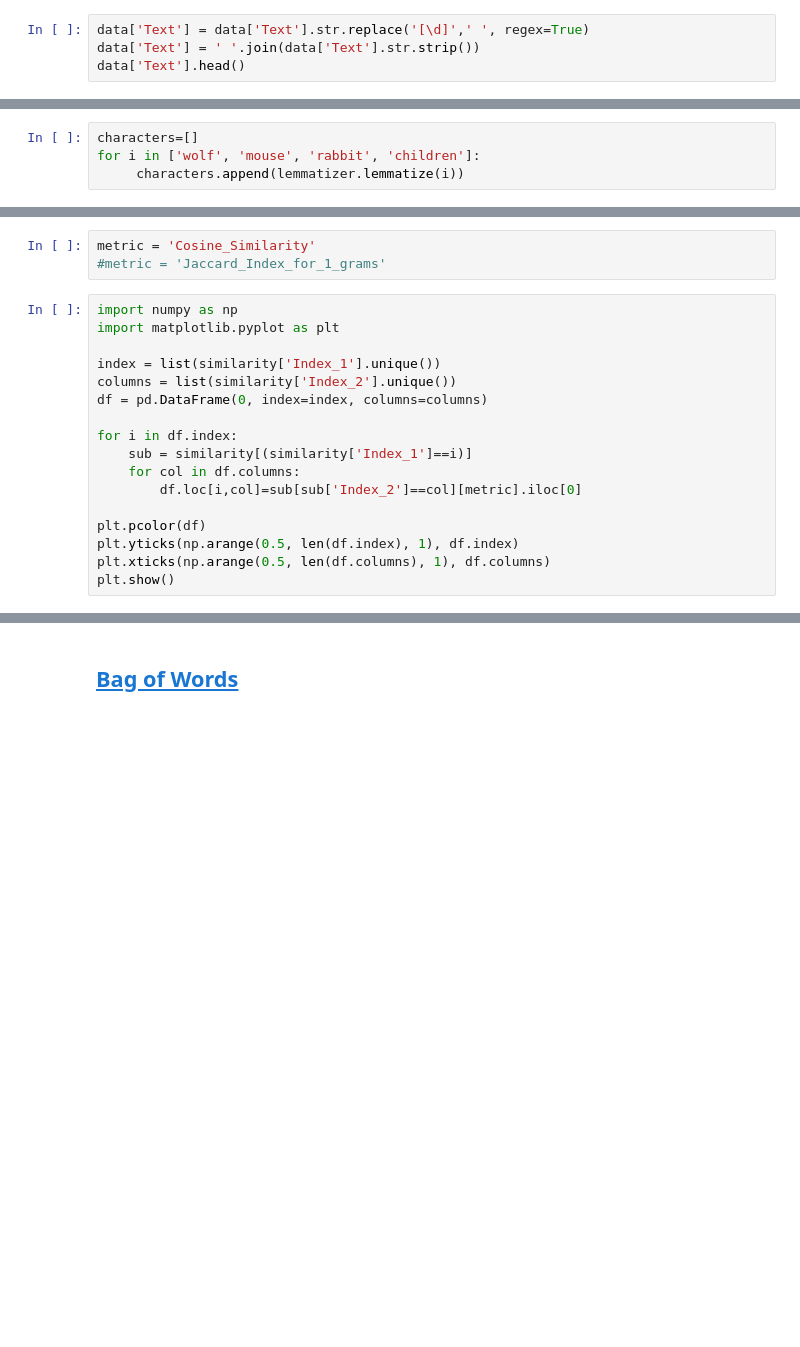
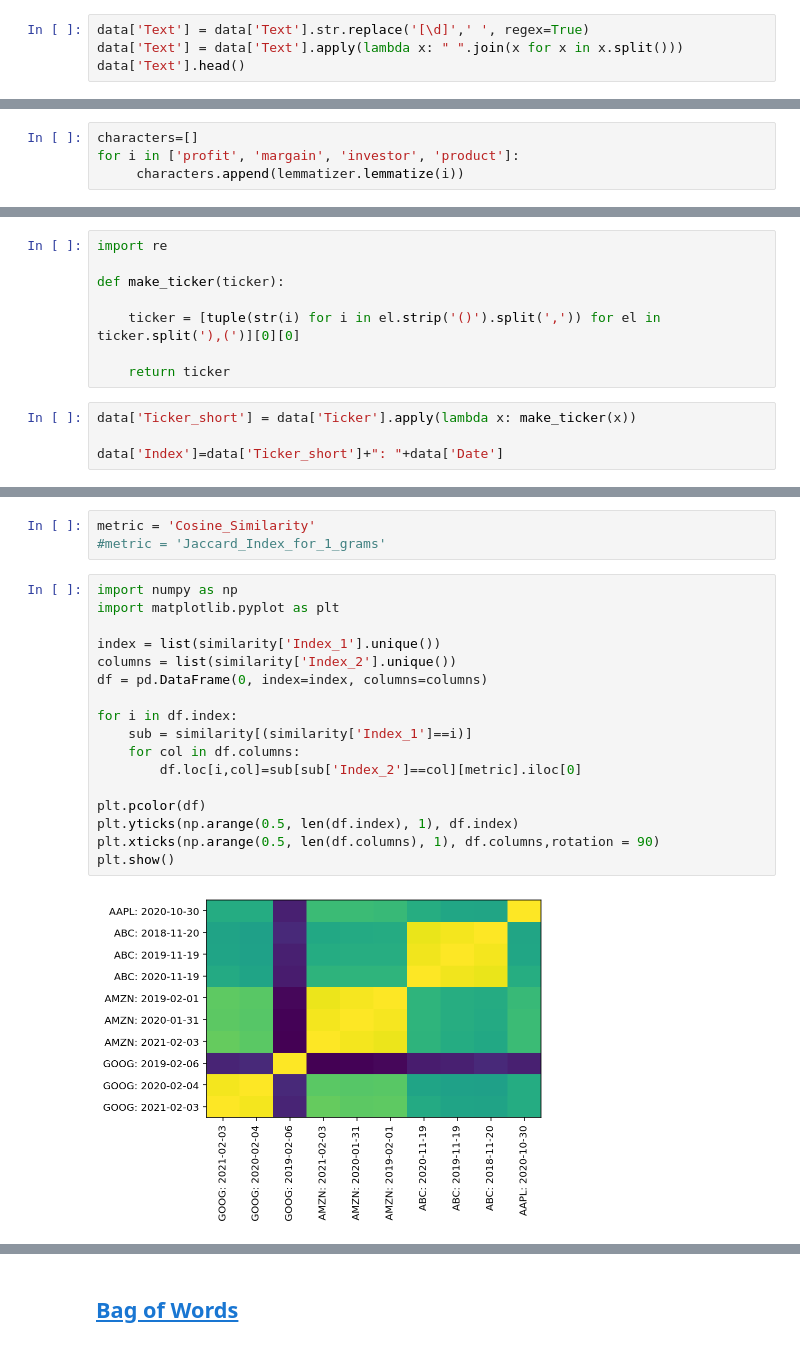
Before and after one commit to SouthernMethodistUniversity/text_mining_with_python, a Jupyter notebook: intermediate_textmining.ipynb, the cells around one changed output, grey strips where cells are left out. Saved outputs shown, nothing was run; the diff lists cells and outputs as text; blank space fills up the shorter version.

```diff
--- a/intermediate_textmining.ipynb
+++ b/intermediate_textmining.ipynb
@@ -219,6 +219,6 @@ data['Text'].head()
 Name: Text, dtype: object
 # %%
 data['Text'] = data['Text'].str.replace('[\d]',' ', regex=True)
-data['Text'] = ' '.join(data['Text'].str.strip())
+data['Text'] = data['Text'].apply(lambda x: " ".join(x for x in x.split()))
 data['Text'].head()
 # %% [output]
@@ -289,7 +322,7 @@ lemmatizer = WordNetLemmatizer()
 n_grams = TextBlob(data['Text'][1]).ngrams(2)
 # %%
 characters=[]
-for i in ['wolf', 'mouse', 'rabbit', 'children']:
+for i in ['profit', 'margain', 'investor', 'product']:
      characters.append(lemmatizer.lemmatize(i))
 # %%
 for n in n_grams:
@@ -382,6 +454,18 @@ warnings.filterwarnings("ignore", category=FutureWarning) # This suppresses a wa
 One thing we can look at is how similar two texts are. This has a practical use when looking for plagiarism, but can also be used to compare author's styles. To do this there are a few ways we can measure similarity.
 # %% [markdown]
 First we need to set up our two sets of texts. Here we have the ability to choose the size of our sets and whether we want the first n texts from our full data set or just a random sample. Keep in mind that if you want to use two dissimilar sets, you won't have a control value (something x itself).
+# %%
+import re
+
+def make_ticker(ticker):
+
+    ticker = [tuple(str(i) for i in el.strip('()').split(',')) for el in ticker.split('),(')][0][0]
+
+    return ticker
+# %%
+data['Ticker_short'] = data['Ticker'].apply(lambda x: make_ticker(x))
+
+data['Index']=data['Ticker_short']+": "+data['Date']
 # %%
 size=10
 # %%
@@ -472,19 +570,21 @@ metric = 'Cosine_Similarity'
 # %%
 import numpy as np
 import matplotlib.pyplot as plt
 
 index = list(similarity['Index_1'].unique())
 columns = list(similarity['Index_2'].unique())
 df = pd.DataFrame(0, index=index, columns=columns)
 
 for i in df.index:
     sub = similarity[(similarity['Index_1']==i)]
     for col in df.columns:
         df.loc[i,col]=sub[sub['Index_2']==col][metric].iloc[0]
 
 plt.pcolor(df)
 plt.yticks(np.arange(0.5, len(df.index), 1), df.index)
-plt.xticks(np.arange(0.5, len(df.columns), 1), df.columns)
+plt.xticks(np.arange(0.5, len(df.columns), 1), df.columns,rotation = 90)
 plt.show()
+# %% [output]
+[figure, added]
 # %%
 similarity[['Company_1','Index_1','Company_2','Index_2',metric]].sort_values(by=metric,ascending=False)
```
Also changed, not shown: parts of 21 cells of this notebook, 1 other file.
